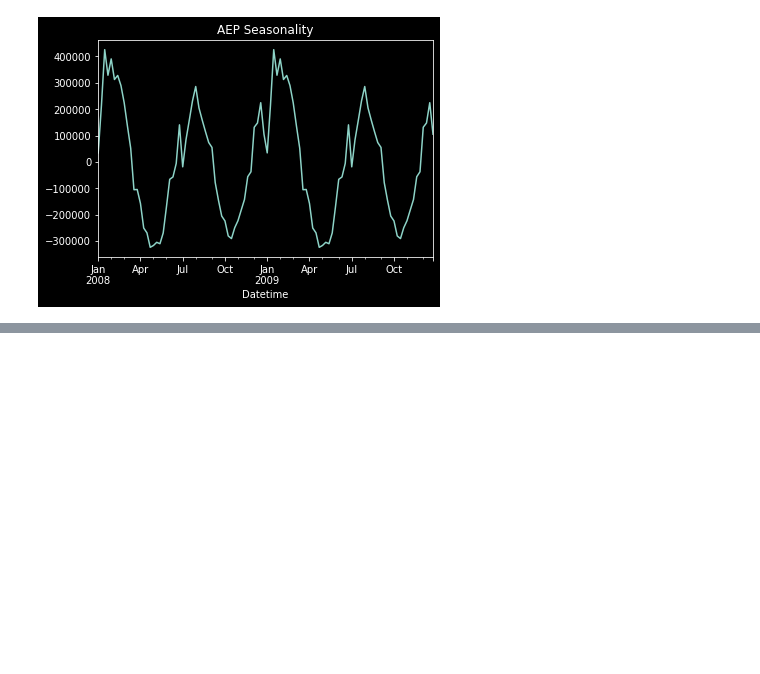
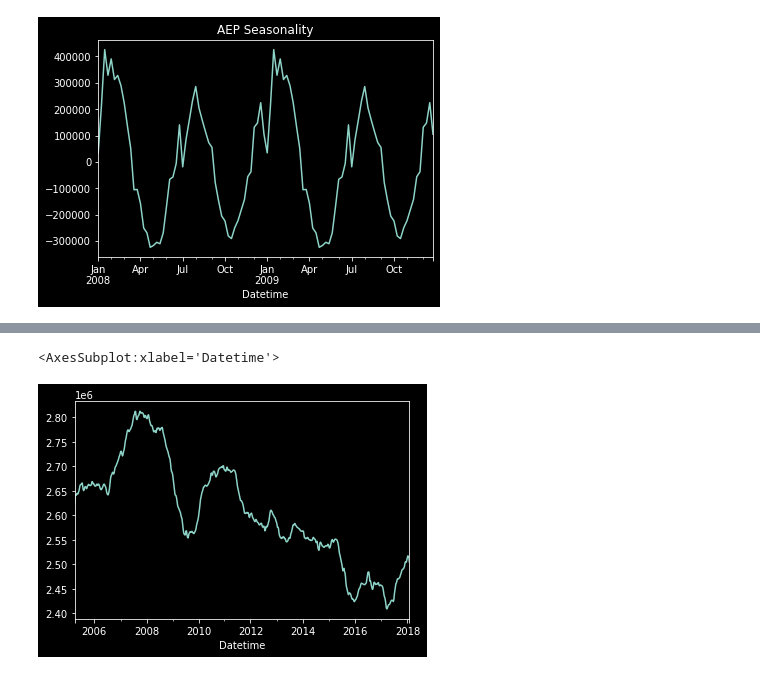
Before and after one commit to sarossilli/Power-Usage-Prediction, a Jupyter notebook: Notebook_EDA.ipynb, the cells around one changed output, grey strips where cells are left out. Drawn from its saved outputs; the diff is of its cells as text; code cells hidden in the pictures; blank space fills up the shorter version.

```diff
--- a/Notebook_EDA.ipynb
+++ b/Notebook_EDA.ipynb
@@ -119,0 +157,6 @@ result.trend.plot()
+# %%
+data = result.trend.dropna()
+data.plot()
+# %% [output]
+<AxesSubplot:xlabel='Datetime'>
+[figure, added]
```
Also changed, not shown: parts of 11 cells of this notebook, 4 other files.
